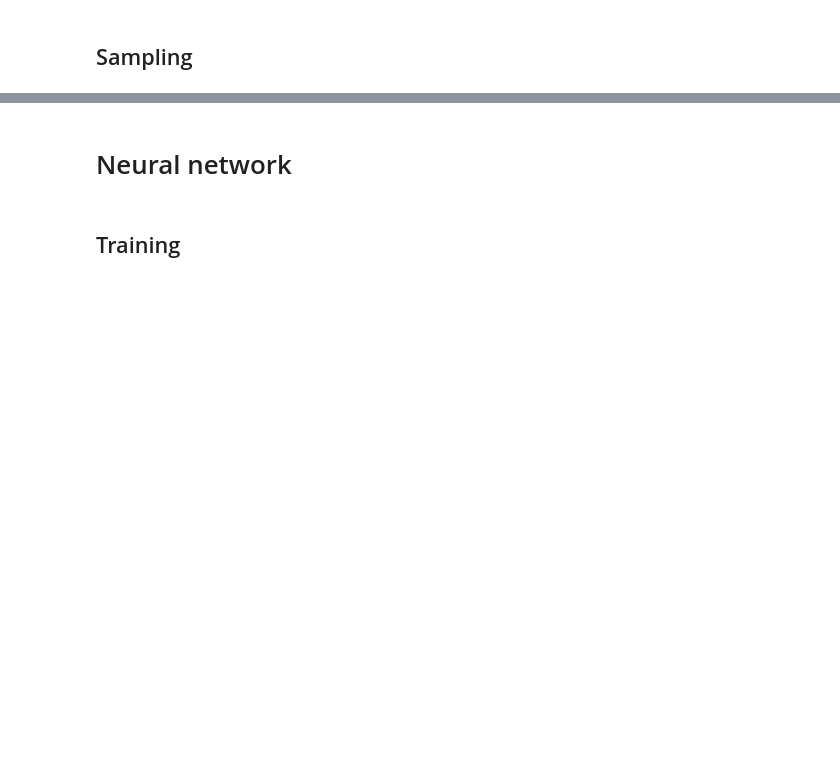
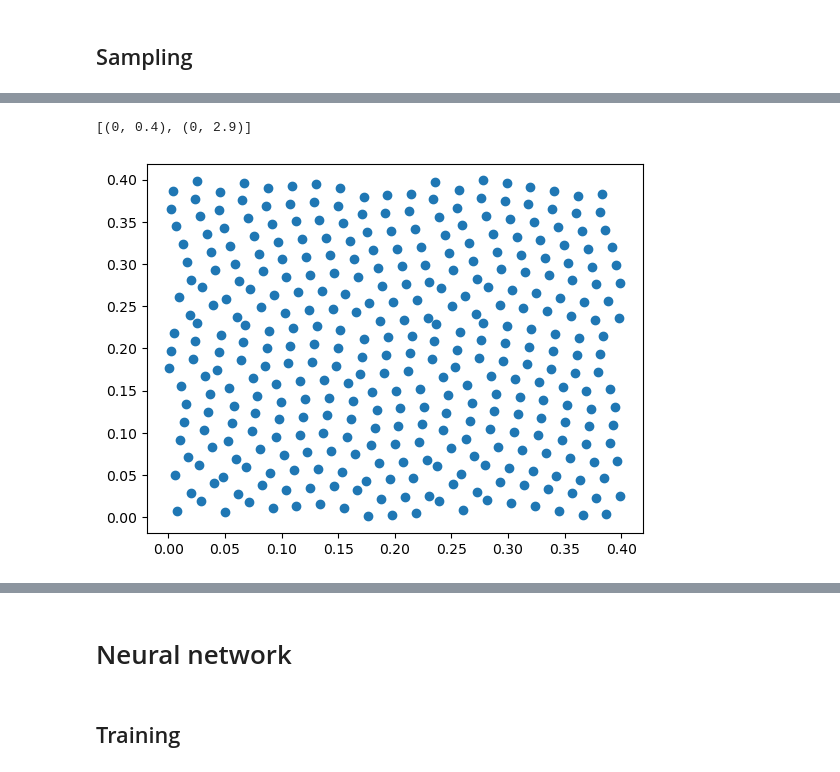
Before and after one commit to darkraisisi/sampling_hillslope_surrogate, a Jupyter notebook: experiments.ipynb, the cells around one changed output, grey strips where cells are left out. Cells and saved outputs as stored; diff of their text form; code cells hidden in the pictures; blank space fills up the shorter version.

```diff
--- a/experiments.ipynb
+++ b/experiments.ipynb
@@ -338,0 +277,9 @@ B_grid.shape, D_grid.shape, n_samples, dB_dt.shape, dD_dt.shape
+# %%
+# # LHS search
+LHS = lhs.OrtogonalLatinHyperCube()
+D_olhs, B_olhs = LHS.sample_stack([(0, D_lim), (0, B_lim)], n_samples)
+plt.plot(B_olhs, D_olhs, "o")
+plt.show()
+# %% [output]
+[(0, 0.4), (0, 2.9)]
+[figure, added]
```
Also changed, not shown: parts of 79 cells of this notebook, 7 other files.
